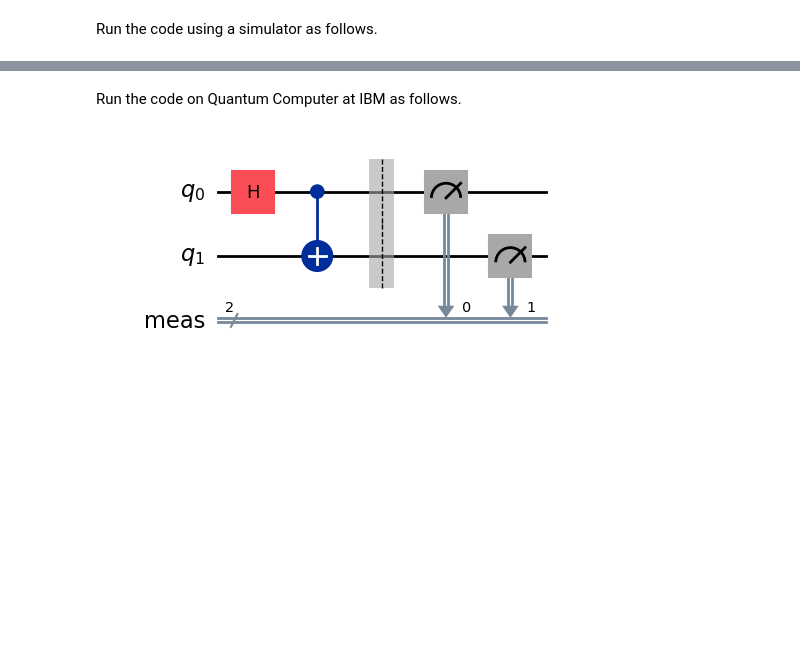
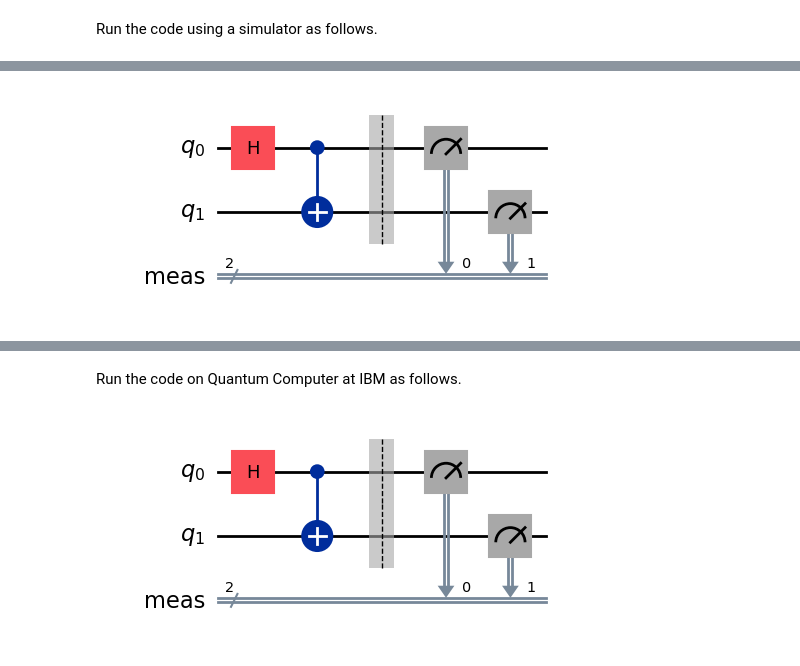
Before and after one commit to yasuhiroinoue/AppMathSci, a Jupyter notebook: 応用数理(Adv_01).ipynb, the cells around one changed output, grey strips where cells are left out. Cells and saved outputs as stored; diff of their text form; code cells hidden in the pictures; blank space fills up the shorter version.

```diff
--- a/応用数理(Adv_01).ipynb
+++ b/応用数理(Adv_01).ipynb
@@ -27,3 +79,16 @@ backend = FakeManilaV2()
+# %%
+from qiskit_aer import Aer
+backend = Aer.get_backend('qasm_simulator') #qasm_simulator: 回路を複数回実行し、測定結果の統計を取得するためのシミュレータ
+
+# Create a 2-qubit circuit
+circuit = QuantumCircuit(2)
+circuit.h(0)  # Apply Hadamard gate
+circuit.cx(0, 1)  # Apply CNOT gate
+circuit.measure_all()
+
+circuit.draw('mpl')
+# %% [output]
+[figure, added]
 # %%
 # Transpile the ideal circuit to a circuit that can be directly executed by the backend
 transpiled_circuit = transpile(circuit, backend)
```
Also changed, not shown: parts of 10 cells of this notebook.
